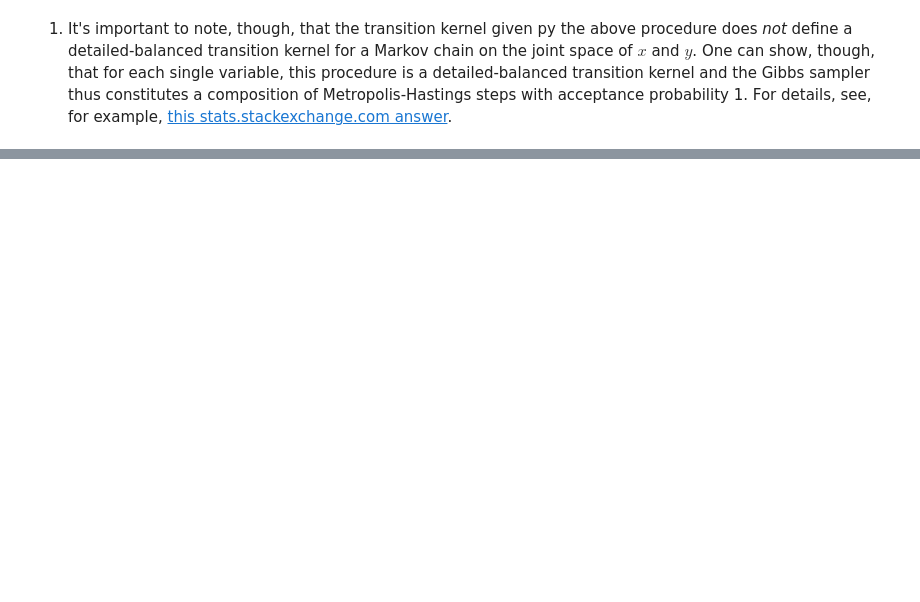
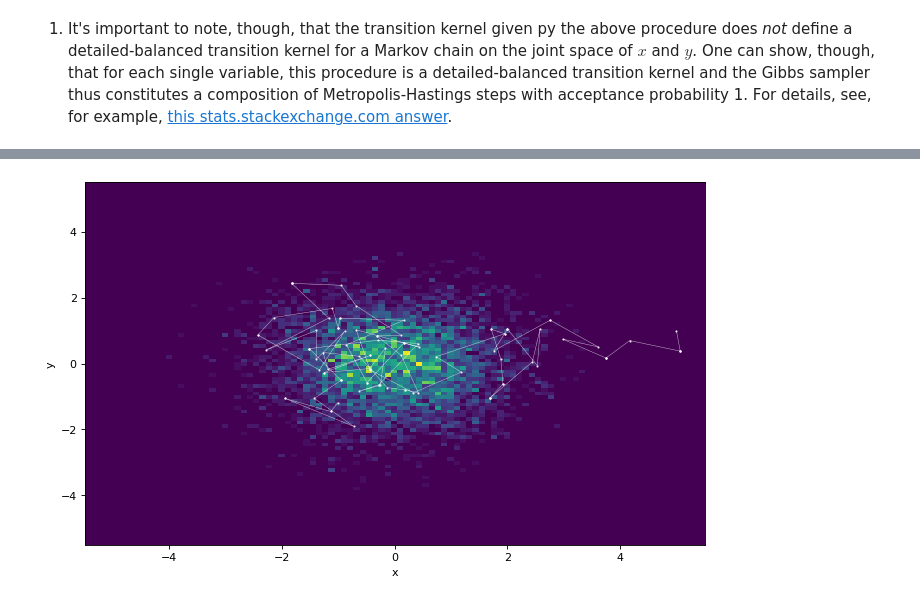
Before and after one commit to tweag/blog-resources, a Jupyter notebook: mcmc-intro/mcmc_introduction.ipynb, the cells around one changed output, grey strips where cells are left out. Saved outputs shown, nothing was run; the diff lists cells and outputs as text; code cells hidden in the pictures; blank space fills up the shorter version.

```diff
--- a/mcmc-intro/mcmc_introduction.ipynb
+++ b/mcmc-intro/mcmc_introduction.ipynb
@@ -740,0 +963,6 @@ a fancy Metropolis-Hastings variant which takes into account the derivative of t
+# %%
+fig, ax = plt.subplots(dpi=80)
+plot_samples_2D(chain, 100, 200, ax, xlims=(-5.5, 5.5), ylims=(-5.5, 5.5))
+plt.show()
+# %% [output]
+[figure, added]
```
Also changed, not shown: parts of 30 cells of this notebook.
